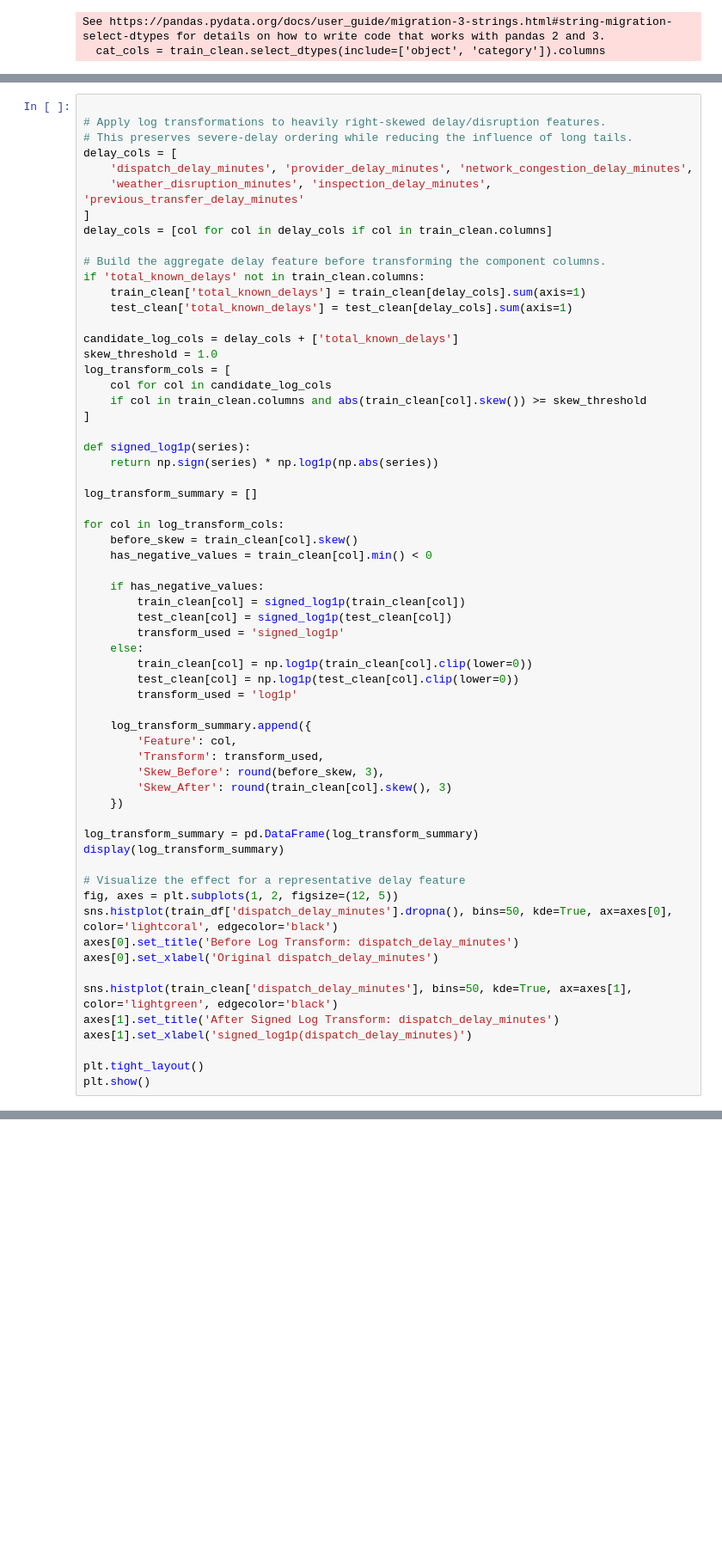
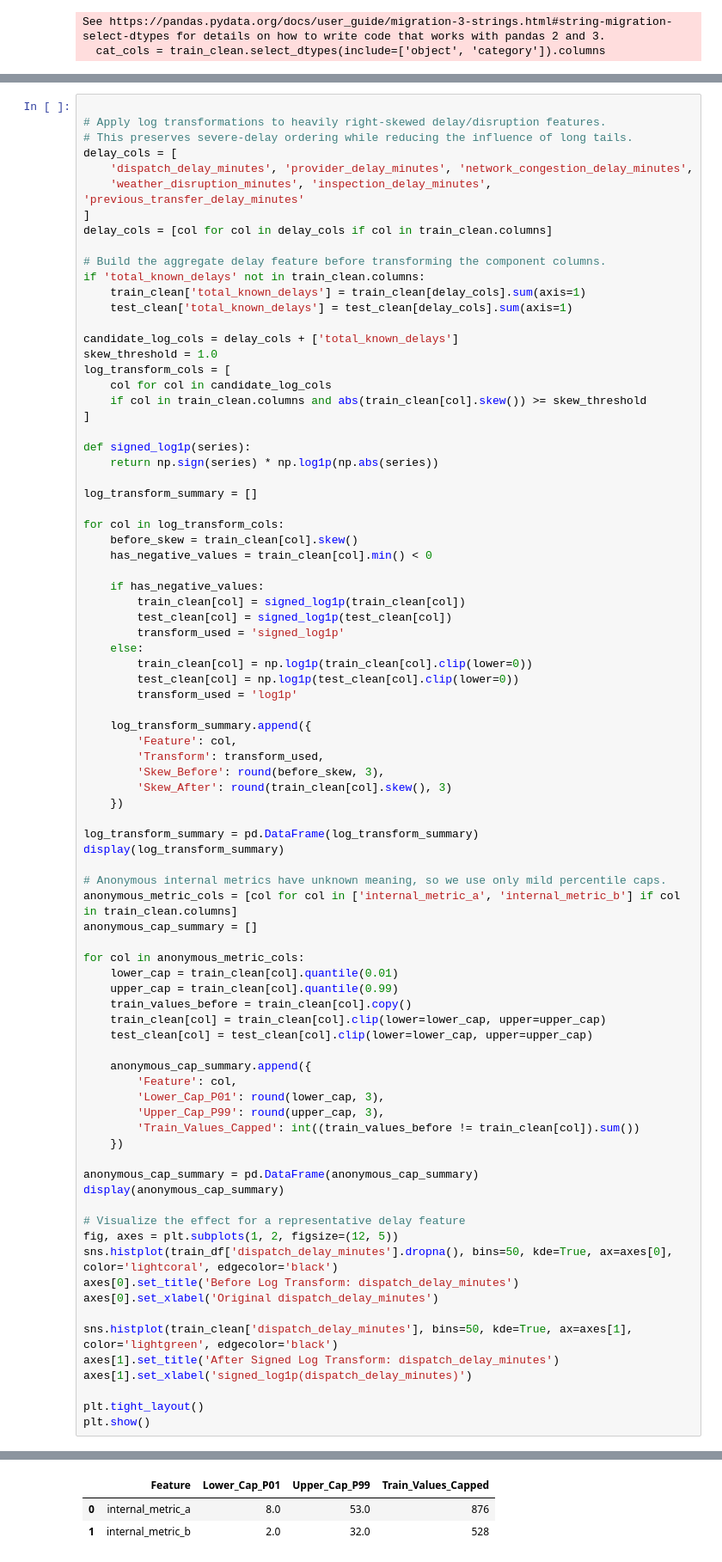
Before and after one commit to InbarKedem/final-project-intro-to-ml, a Jupyter notebook: task.ipynb, the cells around one changed output, grey strips where cells are left out. Shown at 86% size. Cells and saved outputs as stored; diff of their text form; blank space fills up the shorter version.

Commit message:
Add anonymous metric outlier caps

```diff
--- a/task.ipynb
+++ b/task.ipynb
@@ -1307,33 +1308,57 @@ for col in log_transform_cols:
         'Feature': col,
         'Transform': transform_used,
         'Skew_Before': round(before_skew, 3),
         'Skew_After': round(train_clean[col].skew(), 3)
     })
 
 log_transform_summary = pd.DataFrame(log_transform_summary)
 display(log_transform_summary)
 
+# Anonymous internal metrics have unknown meaning, so we use only mild percentile caps.
+anonymous_metric_cols = [col for col in ['internal_metric_a', 'internal_metric_b'] if col in train_clean.columns]
+anonymous_cap_summary = []
+
+for col in anonymous_metric_cols:
+    lower_cap = train_clean[col].quantile(0.01)
+    upper_cap = train_clean[col].quantile(0.99)
+    train_values_before = train_clean[col].copy()
+    train_clean[col] = train_clean[col].clip(lower=lower_cap, upper=upper_cap)
+    test_clean[col] = test_clean[col].clip(lower=lower_cap, upper=upper_cap)
+
+    anonymous_cap_summary.append({
+        'Feature': col,
+        'Lower_Cap_P01': round(lower_cap, 3),
+        'Upper_Cap_P99': round(upper_cap, 3),
+        'Train_Values_Capped': int((train_values_before != train_clean[col]).sum())
+    })
+
+anonymous_cap_summary = pd.DataFrame(anonymous_cap_summary)
+display(anonymous_cap_summary)
+
 # Visualize the effect for a representative delay feature
 fig, axes = plt.subplots(1, 2, figsize=(12, 5))
 sns.histplot(train_df['dispatch_delay_minutes'].dropna(), bins=50, kde=True, ax=axes[0], color='lightcoral', edgecolor='black')
 axes[0].set_title('Before Log Transform: dispatch_delay_minutes')
 axes[0].set_xlabel('Original dispatch_delay_minutes')
 
 sns.histplot(train_clean['dispatch_delay_minutes'], bins=50, kde=True, ax=axes[1], color='lightgreen', edgecolor='black')
 axes[1].set_title('After Signed Log Transform: dispatch_delay_minutes')
 axes[1].set_xlabel('signed_log1p(dispatch_delay_minutes)')
 
 plt.tight_layout()
 plt.show()
 # %% [output]
 |  | Feature | Transform | Skew_Before | Skew_After |
 | 0 | dispatch_delay_minutes | signed_log1p | 9.550 | 0.553 |
 | 1 | provider_delay_minutes | log1p | 24.214 | 3.127 |
 | 2 | network_congestion_delay_minutes | log1p | 12.605 | 3.055 |
 | 3 | weather_disruption_minutes | log1p | 45.667 | 13.559 |
 | 4 | inspection_delay_minutes | log1p | 67.649 | 36.703 |
 | 5 | previous_transfer_delay_minutes | log1p | 10.786 | 2.883 |
 | 6 | total_known_delays | signed_log1p | 10.007 | 0.537 |
+|  | Feature | Lower_Cap_P01 | Upper_Cap_P99 | Train_Values_Capped |
+| 0 | internal_metric_a | 8.0 | 53.0 | 876 |
+| 1 | internal_metric_b | 2.0 | 32.0 | 528 |
 [figure]
 # %% [markdown]
 **Insights from Outlier Transformation:**
```
Also changed, not shown: parts of 2 cells of this notebook.
